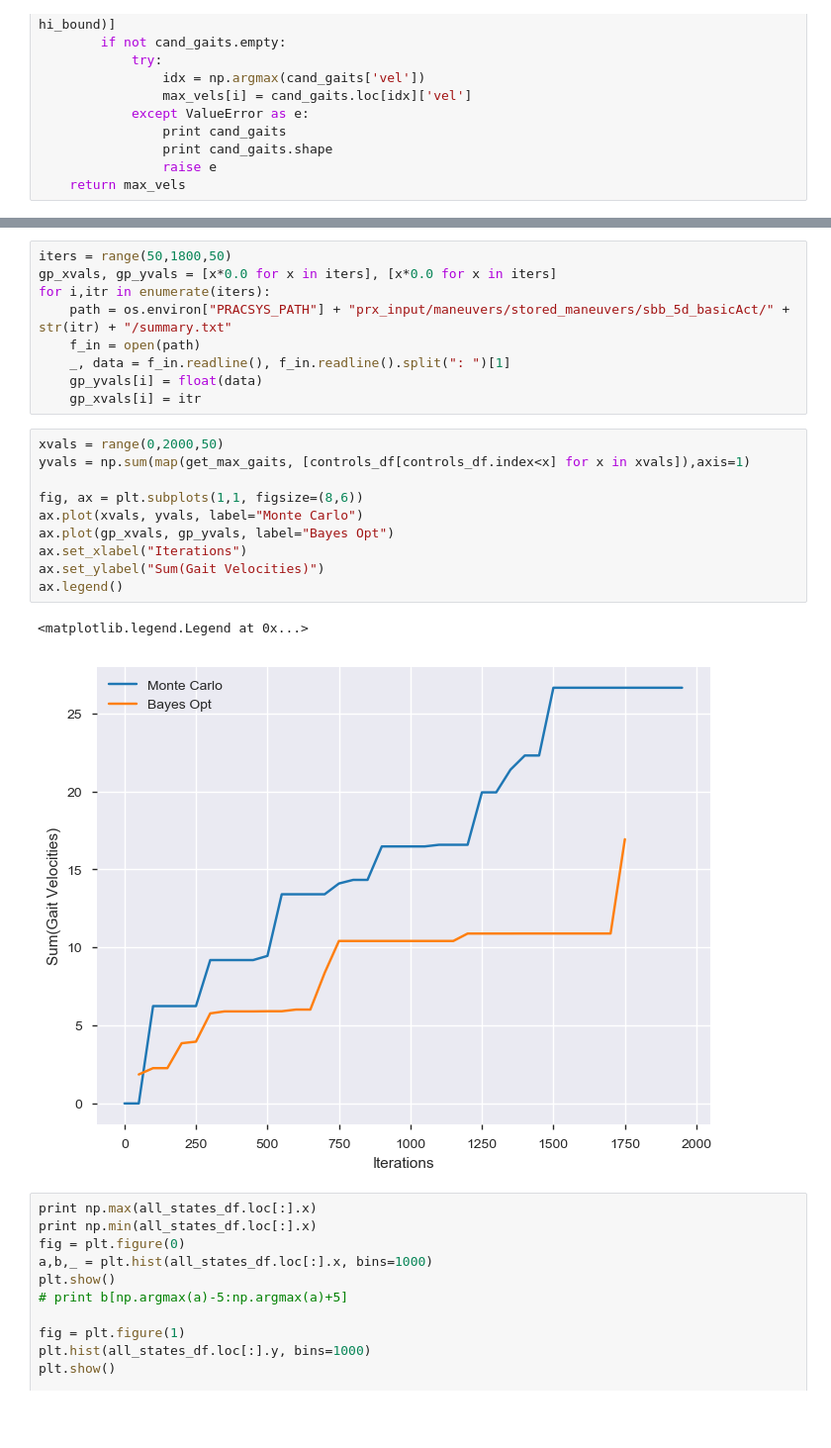
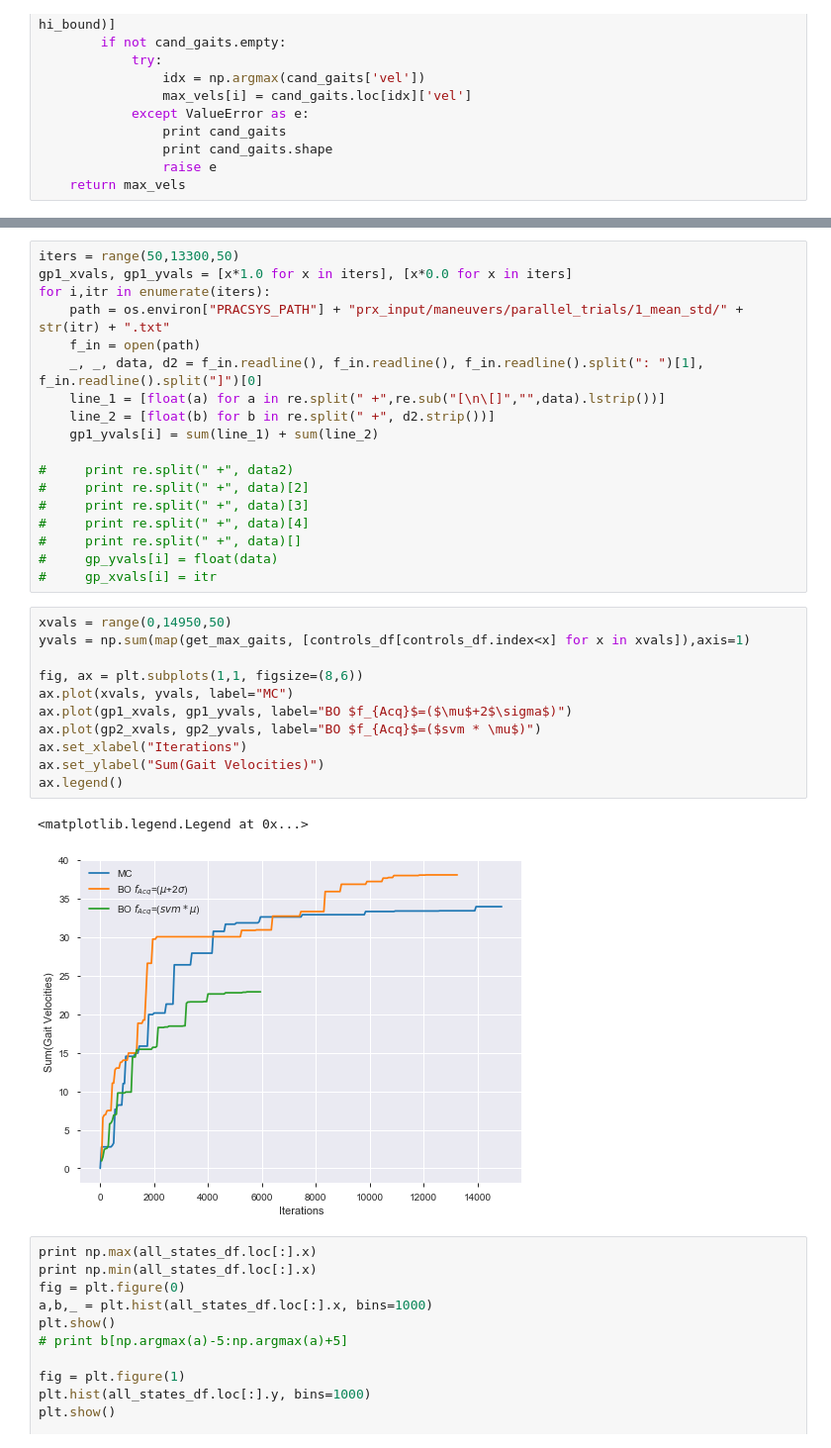
Before and after one commit to gypsytearss/tensegrity_physics, a Jupyter notebook: pandas_SBB_cpg.ipynb, the cells around one changed output, grey strips where cells are left out. Shown at 99% size. Drawn from its saved outputs; the diff is of its cells as text; blank space fills up the shorter version.

```diff
--- a/pandas_SBB_cpg.ipynb
+++ b/pandas_SBB_cpg.ipynb
@@ -138,25 +194,35 @@ def get_max_gaits(controls_df):
 # %%
-iters = range(50,1800,50)
-gp_xvals, gp_yvals = [x*0.0 for x in iters], [x*0.0 for x in iters]
+iters = range(50,13300,50)
+gp1_xvals, gp1_yvals = [x*1.0 for x in iters], [x*0.0 for x in iters]
 for i,itr in enumerate(iters):
-    path = os.environ["PRACSYS_PATH"] + "prx_input/maneuvers/stored_maneuvers/sbb_5d_basicAct/" + str(itr) + "/summary.txt"
+    path = os.environ["PRACSYS_PATH"] + "prx_input/maneuvers/parallel_trials/1_mean_std/" + str(itr) + ".txt"
     f_in = open(path)
-    _, data = f_in.readline(), f_in.readline().split(": ")[1]
-    gp_yvals[i] = float(data)
-    gp_xvals[i] = itr
+    _, _, data, d2 = f_in.readline(), f_in.readline(), f_in.readline().split(": ")[1], f_in.readline().split("]")[0]
+    line_1 = [float(a) for a in re.split(" +",re.sub("[\n\[]","",data).lstrip())]
+    line_2 = [float(b) for b in re.split(" +", d2.strip())]
+    gp1_yvals[i] = sum(line_1) + sum(line_2)
+
+#     print re.split(" +", data2)
+#     print re.split(" +", data)[2]
+#     print re.split(" +", data)[3]
+#     print re.split(" +", data)[4]
+#     print re.split(" +", data)[]
+#     gp_yvals[i] = float(data)
+#     gp_xvals[i] = itr
 # %%
-xvals = range(0,2000,50)
+xvals = range(0,14950,50)
 yvals = np.sum(map(get_max_gaits, [controls_df[controls_df.index<x] for x in xvals]),axis=1)
 
 fig, ax = plt.subplots(1,1, figsize=(8,6))
-ax.plot(xvals, yvals, label="Monte Carlo")
-ax.plot(gp_xvals, gp_yvals, label="Bayes Opt")
+ax.plot(xvals, yvals, label="MC")
+ax.plot(gp1_xvals, gp1_yvals, label="BO $f_{Acq}$=($\mu$+2$\sigma$)")
+ax.plot(gp2_xvals, gp2_yvals, label="BO $f_{Acq}$=($svm * \mu$)")
 ax.set_xlabel("Iterations")
 ax.set_ylabel("Sum(Gait Velocities)")
 ax.legend()
 # %% [output]
 <matplotlib.legend.Legend at 0x...>
-[figure, old version]
+[figure, new version]
 # %%
 print np.max(all_states_df.loc[:].x)
 print np.min(all_states_df.loc[:].x)
```
Also changed, not shown: parts of 9 cells of this notebook, 5 other files.
